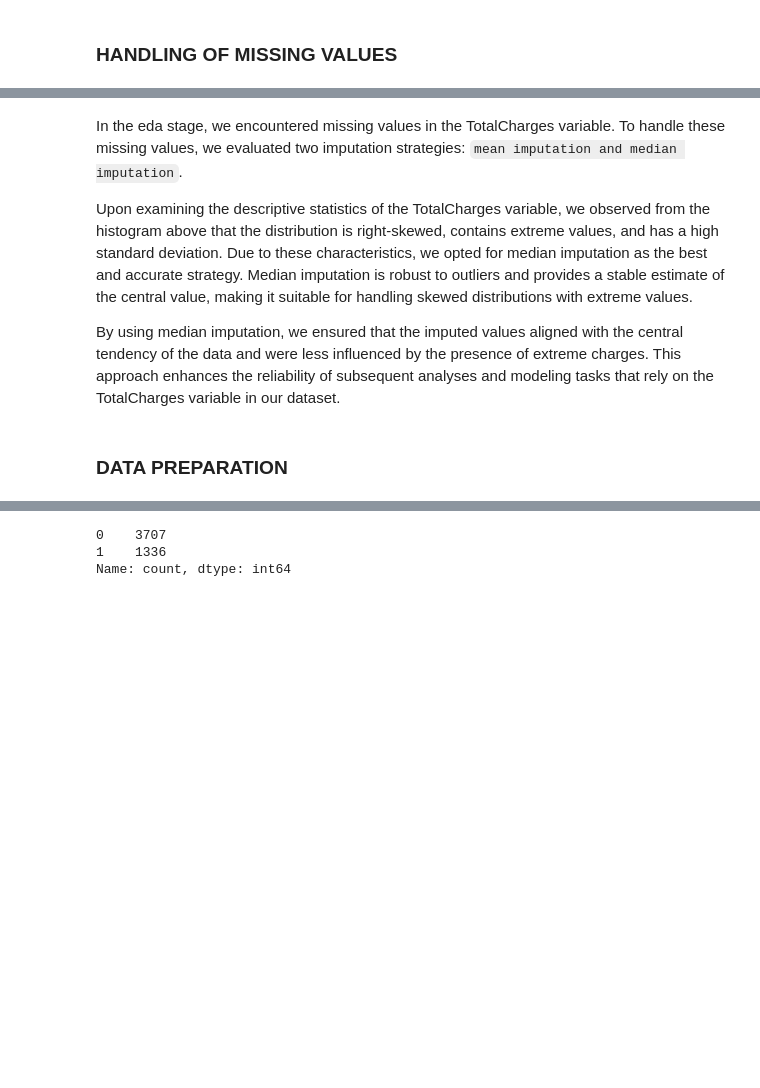
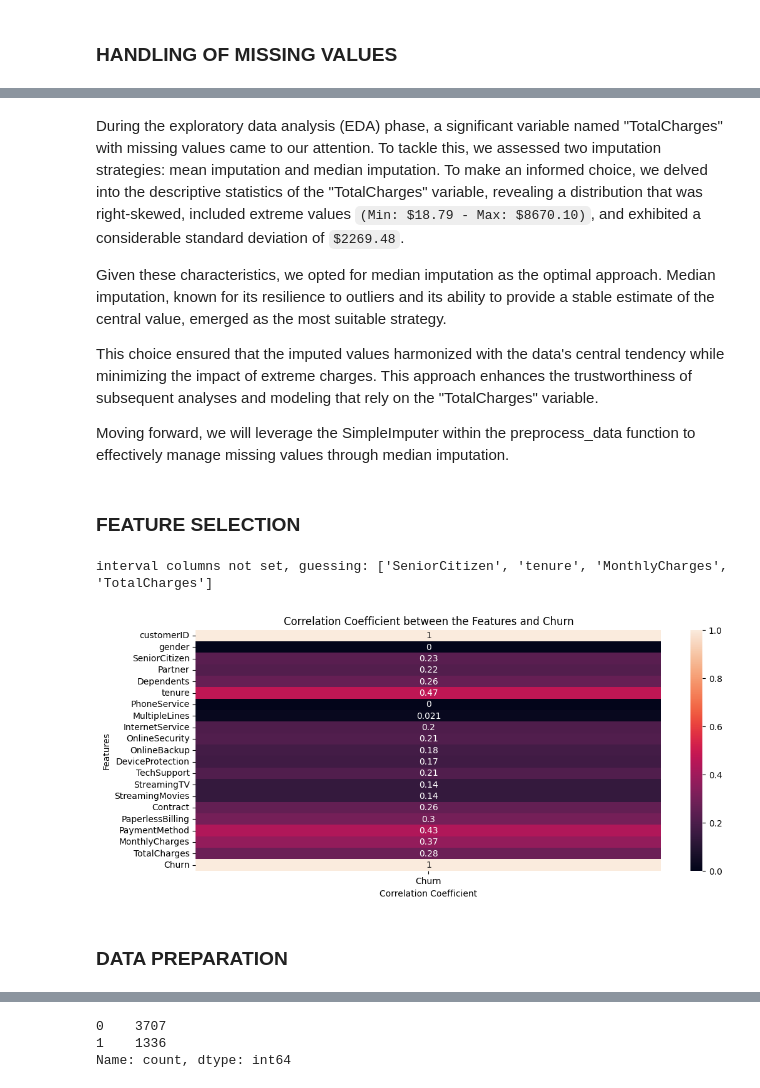
Before and after one commit to snyamson/LP2-Customer-Churn-Machine-Learning-Prediction, a Jupyter notebook: code/lp2 - customer churn classification.ipynb, the cells around one changed output, grey strips where cells are left out. Saved outputs shown, nothing was run; the diff lists cells and outputs as text; code cells hidden in the pictures; blank space fills up the shorter version.

Commit message:
Update notebook to include feature selection

```diff
--- a/code/lp2 - customer churn classification.ipynb
+++ b/code/lp2 - customer churn classification.ipynb
@@ -929,12 +957,41 @@ fig.show()
 # %% [markdown]
-In the eda stage, we encountered missing values in the TotalCharges variable. To handle these missing values, we evaluated two imputation strategies: `mean imputation and median imputation`.
+During the exploratory data analysis (EDA) phase, a significant variable named "TotalCharges" with missing values came to our attention. To tackle this, we assessed two imputation strategies: mean imputation and median imputation. To make an informed choice, we delved into the descriptive statistics of the "TotalCharges" variable, revealing a distribution that was right-skewed, included extreme values `(Min: $18.79 - Max: $8670.10)`, and exhibited a considerable standard deviation of `$2269.48`.
 
-Upon examining the descriptive statistics of the TotalCharges variable, we observed from the histogram above that the distribution is right-skewed, contains extreme values, and has a high standard deviation. Due to these characteristics, we opted for median imputation as the best and accurate strategy. Median imputation is robust to outliers and provides a stable estimate of the central value, making it suitable for handling skewed distributions with extreme values.
+Given these characteristics, we opted for median imputation as the optimal approach. Median imputation, known for its resilience to outliers and its ability to provide a stable estimate of the central value, emerged as the most suitable strategy.
 
-By using median imputation, we ensured that the imputed values aligned with the central tendency of the data and were less influenced by the presence of extreme charges. This approach enhances the reliability of subsequent analyses and modeling tasks that rely on the TotalCharges variable in our dataset.
+This choice ensured that the imputed values harmonized with the data's central tendency while minimizing the impact of extreme charges. This approach enhances the trustworthiness of subsequent analyses and modeling that rely on the "TotalCharges" variable.
+
+Moving forward, we will leverage the SimpleImputer within the preprocess_data function to effectively manage missing values through median imputation.
 # %%
 # Save the train set to train.csv for power Bi visualization
 train.to_csv('clean_train.csv', index=False)
+# %% [markdown]
+### FEATURE SELECTION
+# %%
+# Calculate the phik correlation matrix for the 'Churn' column
+churn_corr = train.phik_matrix().loc['Churn']
+# %% [output]
+interval columns not set, guessing: ['SeniorCitizen', 'tenure', 'MonthlyCharges', 'TotalCharges']
+# %%
+# Set the figure size for the heatmap
+plt.figure(figsize=(12, 5))
+
+# Create a heatmap with annotations
+sns.heatmap(churn_corr.to_frame(), annot=True)
+
+# Set the title for the heatmap
+plt.title('Correlation Coefficient between the Features and Churn')
+
+# Set the labels for the y-axis and x-axis
+plt.ylabel('Features')
+plt.xlabel('Correlation Coefficient')
+
+# Show the heatmap
+plt.show()
+# %% [output]
+[figure, added]
+# %% [markdown]
+### DATA PREPARATION
 # %%
 # Convert 'SeniorCitizen' to object type to avoid numeric encoding (if not already done)
 train['SeniorCitizen'] = train['SeniorCitizen'].astype('object')
@@ -942,8 +999,6 @@ train['SeniorCitizen'] = train['SeniorCitizen'].astype('object')
 # Split the data into features (X) and the target variable (y)
 X = train.drop(['customerID', 'Churn'], axis=1).copy()
 y = train['Churn']
-# %% [markdown]
-### DATA PREPARATION
 # %%
 def preprocess_data(df: pd.DataFrame):
     """
```
Also changed, not shown: parts of 15 cells of this notebook, 3 other files.
